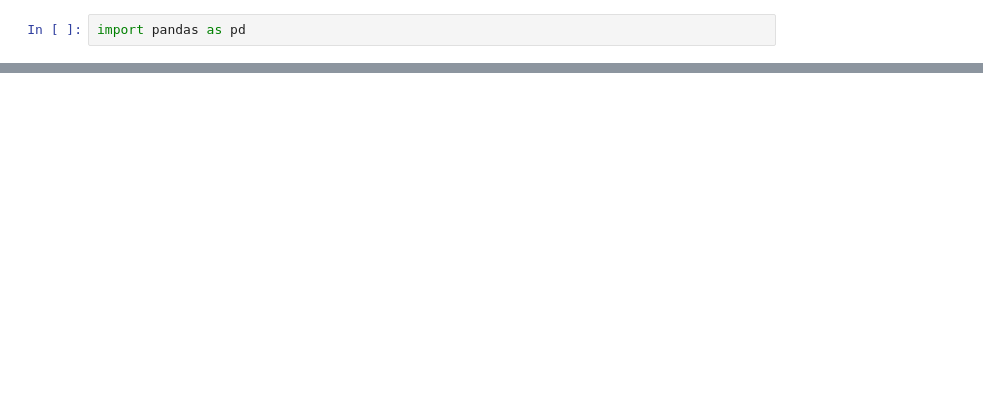
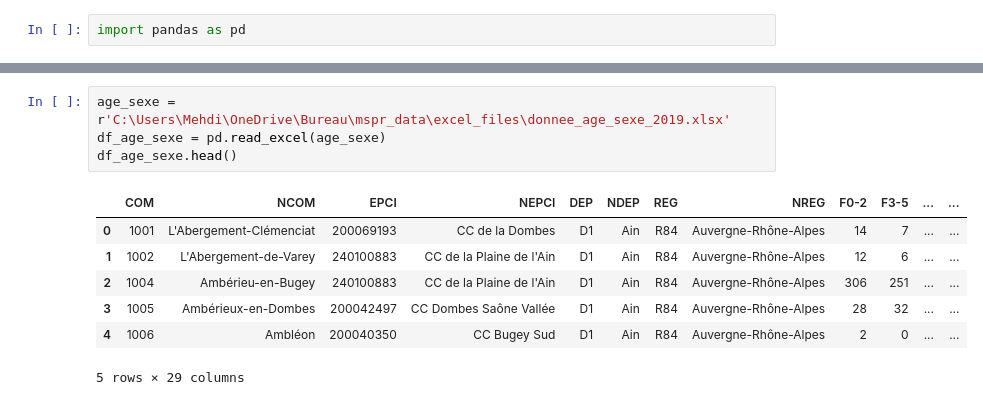
Before and after one commit to iliasNour/mspr_data, a Jupyter notebook: python_files/MSPR_Big_Data_et_Analyse_de_données.ipynb, the cells around one changed output, grey strips where cells are left out. Drawn from its saved outputs; the diff is of its cells as text; blank space fills up the shorter version.

Commit message:
nettoyage de donnees

```diff
--- a/python_files/MSPR_Big_Data_et_Analyse_de_données.ipynb
+++ b/python_files/MSPR_Big_Data_et_Analyse_de_données.ipynb
@@ -21,0 +222,12 @@ df.head(1000)
+# %%
+age_sexe = r'C:\Users\Mehdi\OneDrive\Bureau\mspr_data\excel_files\donnee_age_sexe_2019.xlsx'
+df_age_sexe = pd.read_excel(age_sexe)
+df_age_sexe.head()
+# %% [output]
+|  | COM | NCOM | EPCI | NEPCI | DEP | NDEP | REG | NREG | F0-2 | F3-5 | ... | ... |
+| 0 | 1001 | L'Abergement-Clémenciat | 200069193 | CC de la Dombes | D1 | Ain | R84 | Auvergne-Rhône-Alpes | 14 | 7 | ... | ... |
+| 1 | 1002 | L'Abergement-de-Varey | 240100883 | CC de la Plaine de l'Ain | D1 | Ain | R84 | Auvergne-Rhône-Alpes | 12 | 6 | ... | ... |
+| 2 | 1004 | Ambérieu-en-Bugey | 240100883 | CC de la Plaine de l'Ain | D1 | Ain | R84 | Auvergne-Rhône-Alpes | 306 | 251 | ... | ... |
+| 3 | 1005 | Ambérieux-en-Dombes | 200042497 | CC Dombes Saône Vallée | D1 | Ain | R84 | Auvergne-Rhône-Alpes | 28 | 32 | ... | ... |
+| 4 | 1006 | Ambléon | 200040350 | CC Bugey Sud | D1 | Ain | R84 | Auvergne-Rhône-Alpes | 2 | 0 | ... | ... |
+5 rows × 29 columns
```
Also changed, not shown: parts of 14 cells of this notebook, 13 other files.
